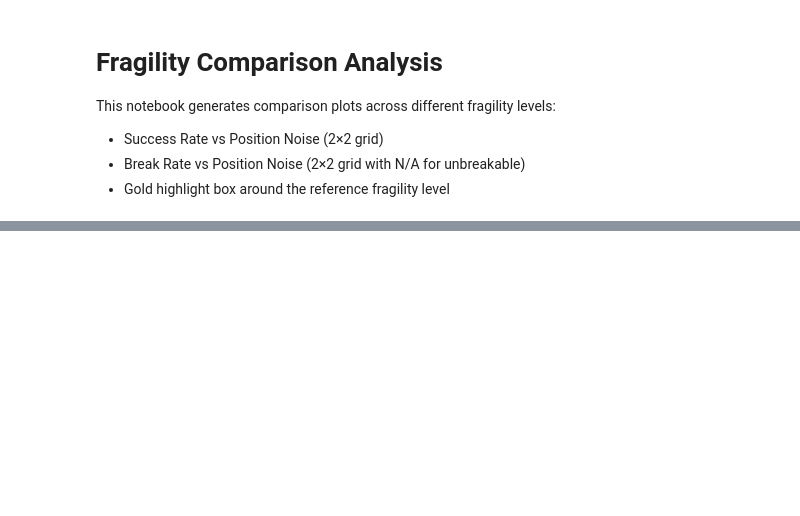
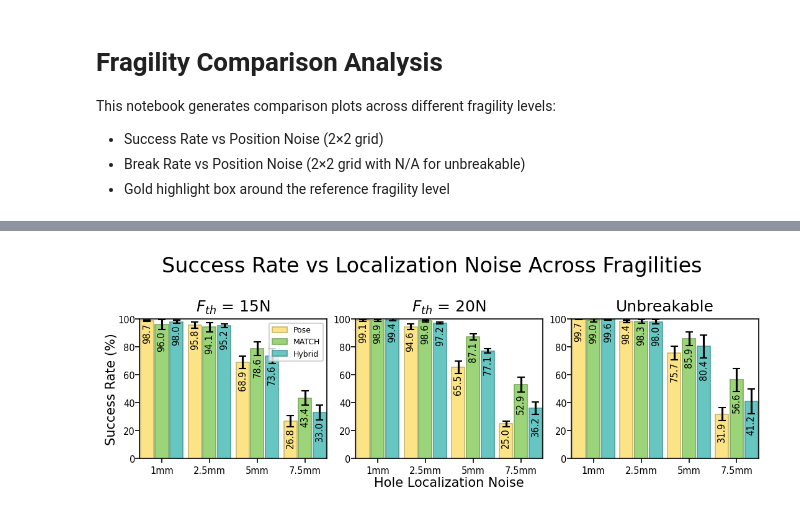
Before and after one commit to RoboNuke/Continuous_Force_RL, a Jupyter notebook: scripts/data_processing/fragility_comparison_analysis.ipynb, the cells around one changed output, grey strips where cells are left out. Saved outputs shown, nothing was run; the diff lists cells and outputs as text; code cells hidden in the pictures; blank space fills up the shorter version.

```diff
--- a/scripts/data_processing/fragility_comparison_analysis.ipynb
+++ b/scripts/data_processing/fragility_comparison_analysis.ipynb
@@ -281,0 +300,34 @@ plt.show()
+# %%
+# ============================================================
+# BLOCK 6: SUCCESS RATE - NON-HIGHLIGHTED FRAGILITIES (1x3)
+# ============================================================
+
+# Exclude the highlighted fragility level
+non_highlight_keys = [k for k in FRAGILITY_LEVELS.keys() if k != HIGHLIGHT_FRAGILITY]
+
+# IEEE double-column width = 7.16 in; match single-column font sizing
+DOUBLE_COL_CELL_SIZE = (7.16 / 3, 2.6)
+
+fig, axes = plot_multi_panel_grid(
+    data=dict(noise_data),
+    panel_keys=non_highlight_keys,
+    panel_display_names=FRAGILITY_DISPLAY_NAMES,
+    method_names=method_names,
+    level_labels=list(NOISE_LEVELS.keys()),
+    level_col="noise_level",
+    metric="success",
+    n_cols=3,
+    suptitle="Success Rate vs Localization Noise Across Fragilities",
+    x_label="Hole Localization Noise",
+    y_label="Success Rate (%)",
+    y_lim=SUCCESS_Y_LIM,
+    y_ticks=SUCCESS_Y_TICKS,
+    error_type=ERROR_TYPE,
+    filter_top_n=TOP_N_POLICIES,
+    best_checkpoints=dict(best_checkpoints),
+    center_x_label=True,
+    figsize_per_cell=DOUBLE_COL_CELL_SIZE,
+)
+plt.show()
+# %% [output]
+[figure, added]
```
Also changed, not shown: parts of 7 cells of this notebook, 5 other files.
